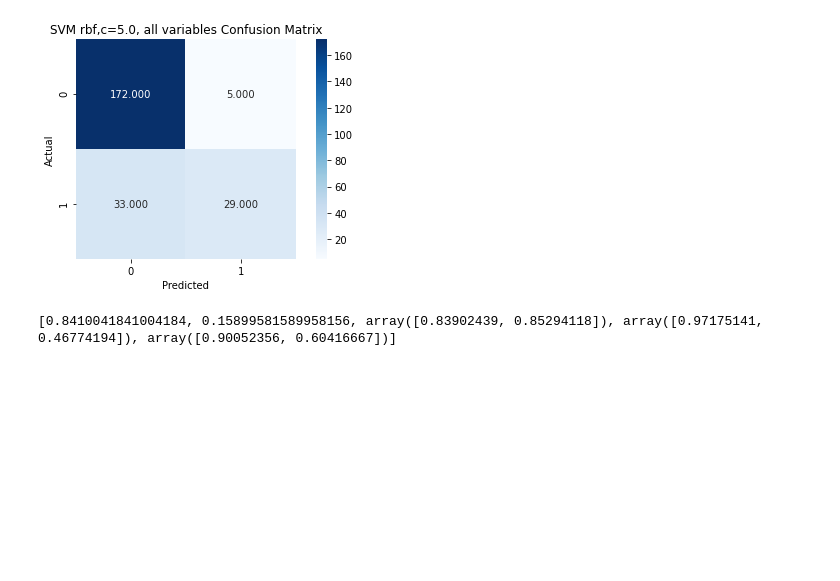
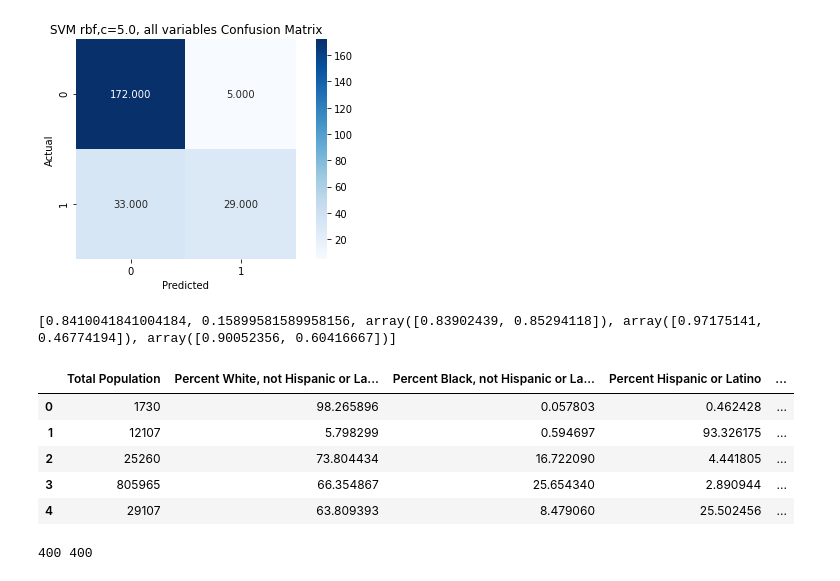
Before and after one commit to furqaanali/Election-Demographics-Modeling, a Jupyter notebook: project_02.ipynb, the cells around one changed output. Cells and saved outputs as stored; diff of their text form; code cells hidden in the pictures; blank space fills up the shorter version.

Commit message:
Task 6 changes

```diff
--- a/project_02.ipynb
+++ b/project_02.ipynb
@@ -631,0 +630,20 @@ print([accuracy,error,precision,recall,F1_score])
+# %%
+#Task 6
+test_data = pd.read_csv('demographics_test.csv')
+new_train = merged_data.drop(['State', 'County', 'FIPS', 'Democratic', 'Republican', 'Party'], axis=1)
+new_train_val = merged_data['Party']
+scaler = StandardScaler()
+scaler.fit(new_train)
+new_train_scaled = scaler.transform(new_train)
+new_test_data = test_data.drop(['State', 'County', 'FIPS'], axis=1)
+scaler = StandardScaler()
+scaler.fit(new_test_data)
+new_test_data_scaled = scaler.transform(new_test_data)
+new_test_data.head()
+# %% [output]
+|  | Total Population | Percent White, not Hispanic or La... | Percent Black, not Hispanic or La... | Percent Hispanic or Latino | ... |
+| 0 | 1730 | 98.265896 | 0.057803 | 0.462428 | ... |
+| 1 | 12107 | 5.798299 | 0.594697 | 93.326175 | ... |
+| 2 | 25260 | 73.804434 | 16.722090 | 4.441805 | ... |
+| 3 | 805965 | 66.354867 | 25.654340 | 2.890944 | ... |
+| 4 | 29107 | 63.809393 | 8.479060 | 25.502456 | ... |
@@ -632,7 +655,10 @@ print([accuracy,error,precision,recall,F1_score])
 # %%
-fips = merged_data['FIPS'].tolist()
-values = merged_data['Party'].tolist()
+
+fips = test_data['FIPS'].tolist()
+values = y_pred.tolist()
 
 fig = ff.create_choropleth(fips=fips, values=values, colorscale=['rgb(255, 0, 0)', 'rgb(0, 0, 255)'], title='US Counties Political Map', legend_title='1 = Democratic, 0 = Republican')
 fig.layout.template = None
 fig.show()
+# %% [output]
+400 400
```
Also changed, not shown: parts of 8 cells of this notebook.
